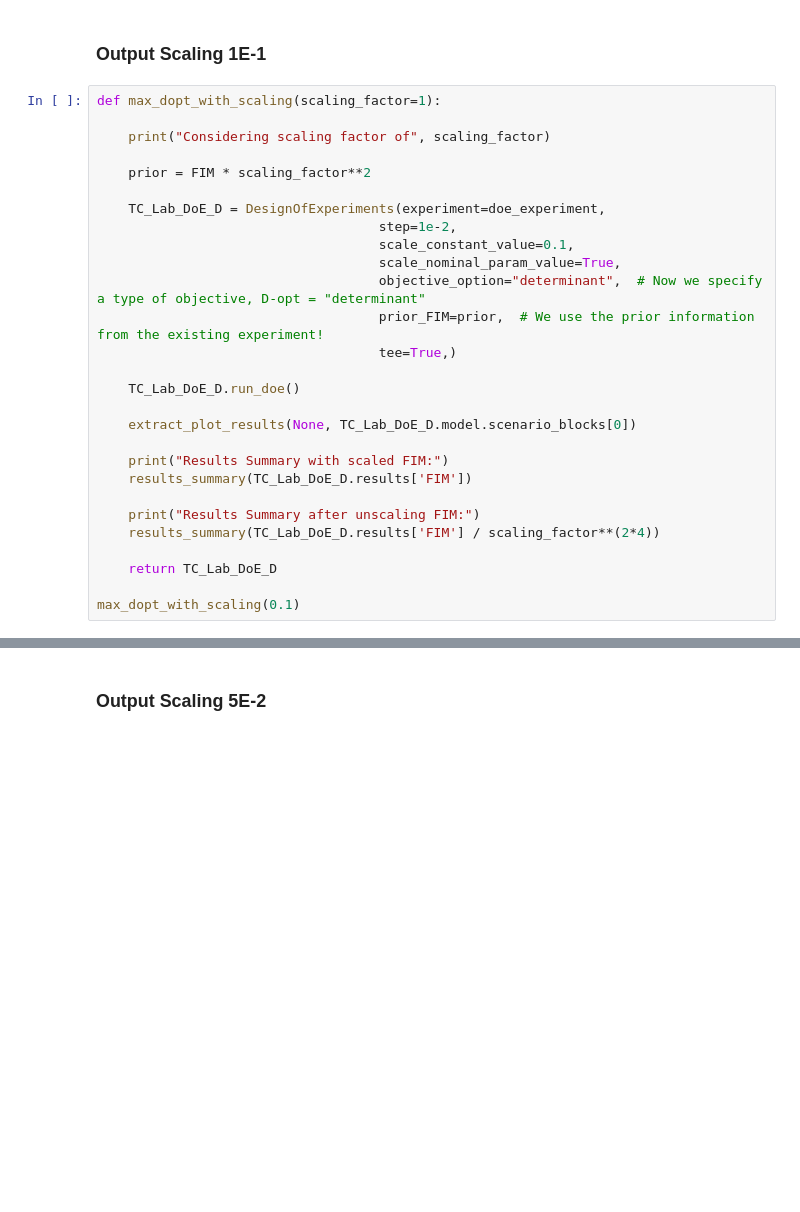
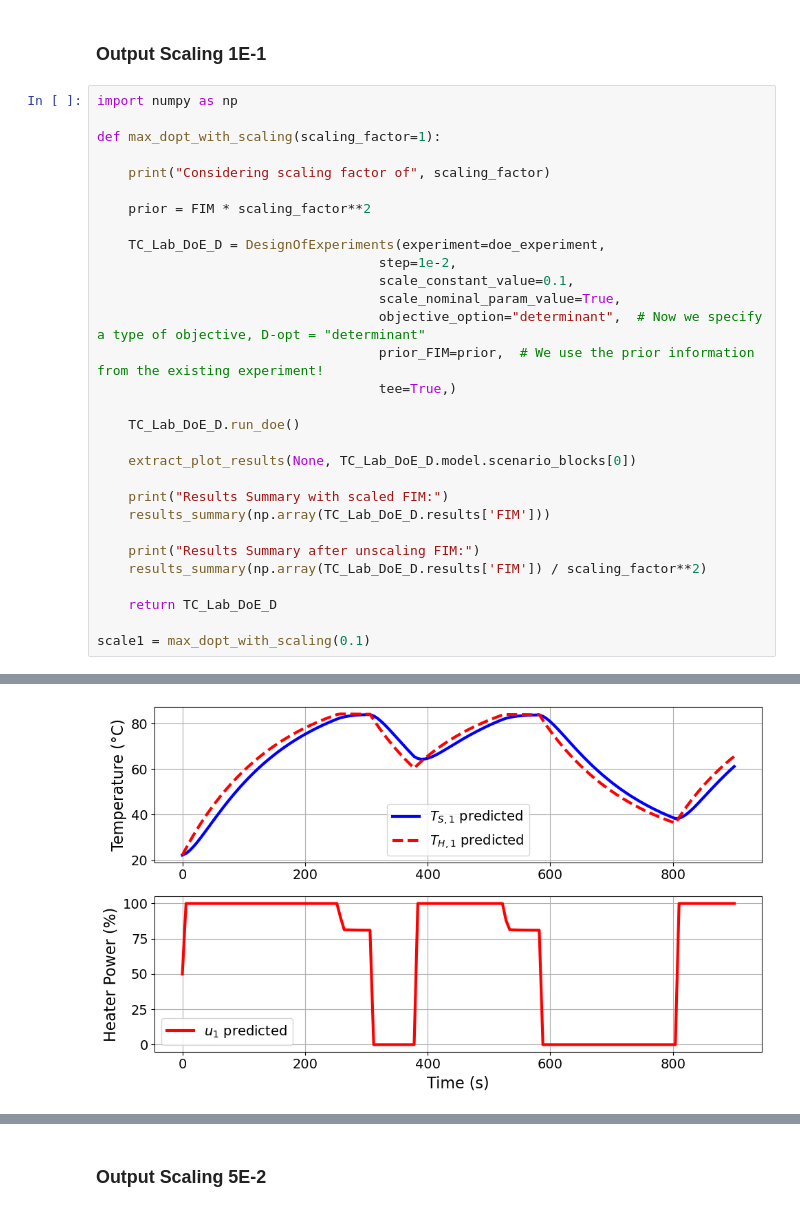
Before and after one commit to dowlinglab/pyomo-doe, a Jupyter notebook: notebooks/doe_optimize_scaling.ipynb, the cells around one changed output, grey strips where cells are left out. Drawn from its saved outputs; the diff is of its cells as text; blank space fills up the shorter version.

Commit message:
Reran with correct scaling

```diff
--- a/notebooks/doe_optimize_scaling.ipynb
+++ b/notebooks/doe_optimize_scaling.ipynb
@@ -162,6 +220,8 @@ Success. The FIM of the new optimized experiment and the existing sine wave expe
 # %% [markdown]
 ### Output Scaling 1E-1
 # %%
+import numpy as np
+
 def max_dopt_with_scaling(scaling_factor=1):
 
     print("Considering scaling factor of", scaling_factor)
@@ -181,11 +241,12 @@ def max_dopt_with_scaling(scaling_factor=1):
     extract_plot_results(None, TC_Lab_DoE_D.model.scenario_blocks[0])
 
     print("Results Summary with scaled FIM:")
-    results_summary(TC_Lab_DoE_D.results['FIM'])
+    results_summary(np.array(TC_Lab_DoE_D.results['FIM']))
 
     print("Results Summary after unscaling FIM:")
-    results_summary(TC_Lab_DoE_D.results['FIM'] / scaling_factor**(2*4))
+    results_summary(np.array(TC_Lab_DoE_D.results['FIM']) / scaling_factor**2)
 
     return TC_Lab_DoE_D
 
-max_dopt_with_scaling(0.1)
+scale1 = max_dopt_with_scaling(0.1)
+# %% [output]
@@ -191,0 +270 @@ max_dopt_with_scaling(0.1)
+[figure, added]
```
Also changed, not shown: parts of 17 cells of this notebook.
